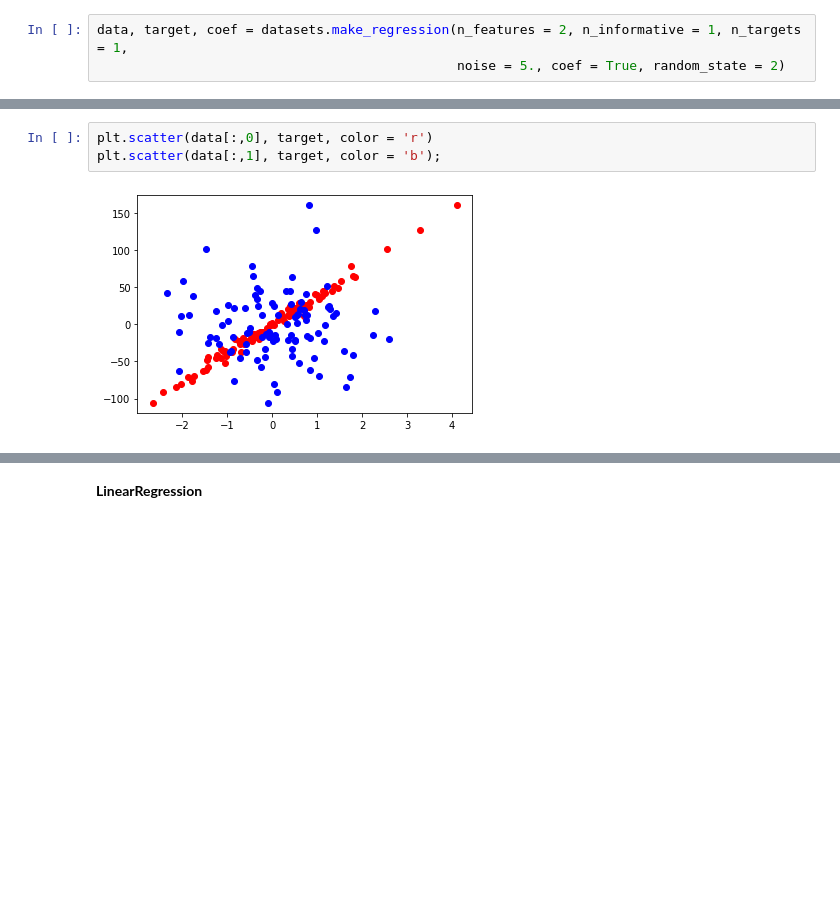
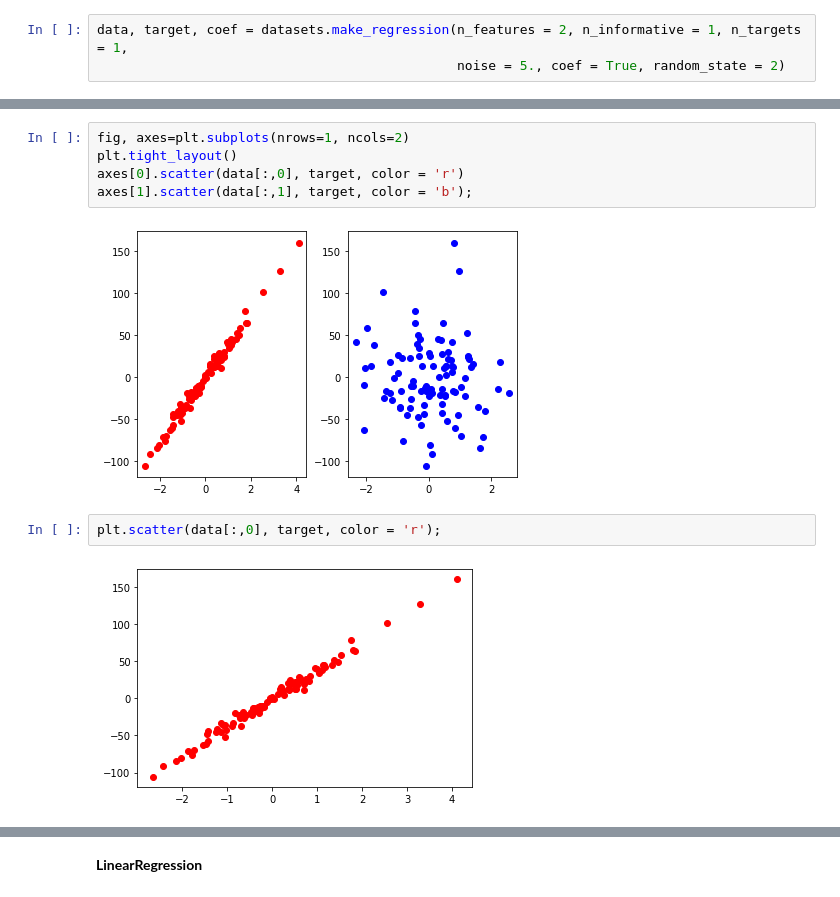
Before and after one commit to KirvelPasha/data-science, a Jupyter notebook: regression.ipynb, the cells around one changed output, grey strips where cells are left out. Drawn from its saved outputs; the diff is of its cells as text; blank space fills up the shorter version.

```diff
--- a/regression.ipynb
+++ b/regression.ipynb
@@ -16,5 +38,11 @@ data, target, coef = datasets.make_regression(n_features = 2, n_informative = 1,
+# %%
+fig, axes=plt.subplots(nrows=1, ncols=2)
+plt.tight_layout()
+axes[0].scatter(data[:,0], target, color = 'r')
+axes[1].scatter(data[:,1], target, color = 'b');
+# %% [output]
+[figure, added]
 # %%
-plt.scatter(data[:,0], target, color = 'r')
-plt.scatter(data[:,1], target, color = 'b');
+plt.scatter(data[:,0], target, color = 'r');
 # %% [output]
-[figure, old version]
+[figure, new version]
```
Also changed, not shown: parts of 19 cells of this notebook.
